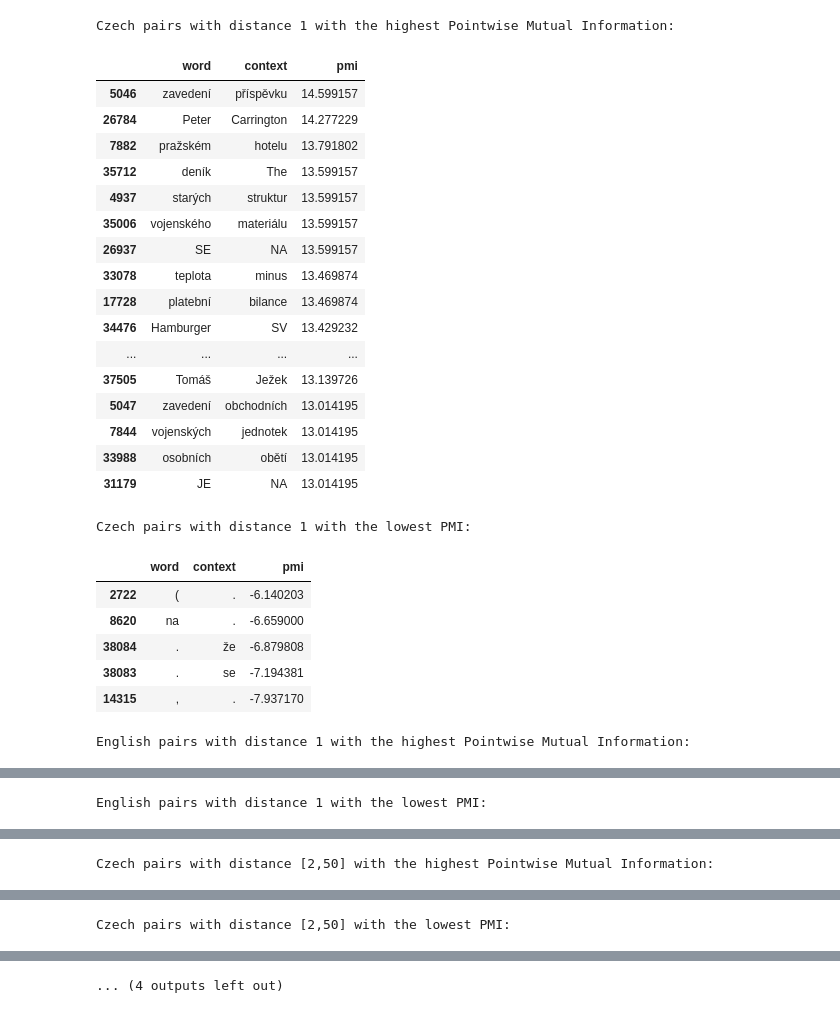
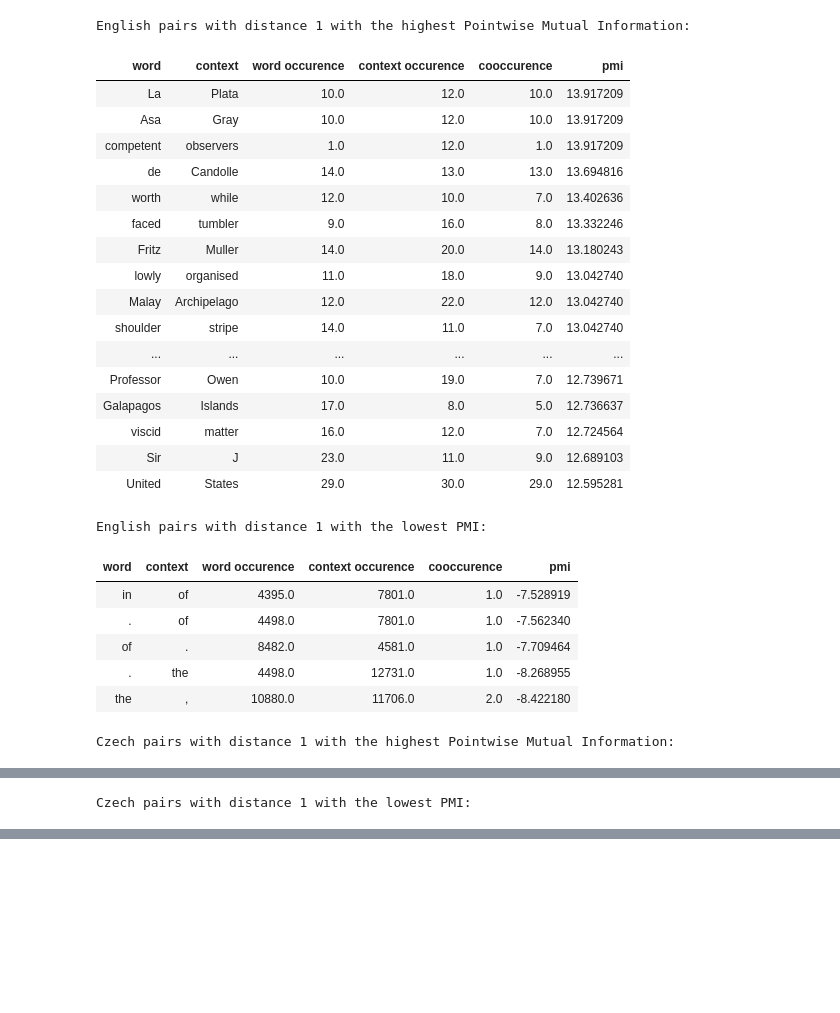
Before and after one commit to kukas/Words-and-The-Company-They-Keep, a Jupyter notebook: Best Friends.ipynb, the cells around one changed output, grey strips where cells are left out. Drawn from its saved outputs; the diff is of its cells as text; code cells hidden in the pictures; blank space fills up the shorter version.

Commit message:
add comments and dump outputs

```diff
--- a/Best Friends.ipynb
+++ b/Best Friends.ipynb
@@ -35,7 +47,10 @@ def pmi_bigrams(cooccurence_matrix, vocabulary):
             yield {
                 "word": word1,
                 "context": word2,
-                "pmi": pmi
+                "word occurence": cnt_word1,
+                "context occurence": cnt_word2,
+                "cooccurence": cnt_coocurence,
+                "pmi": pmi,
             }
 # %%
 def conduct_experiment(name, data_path, distances):
@@ -70,6 +85,11 @@ def conduct_experiment(name, data_path, distances):
     bigrams_pmi = list(pmi_bigrams(cooccurence_matrix, vocabulary))
     df = pd.DataFrame(bigrams_pmi).sort_values("pmi", ascending=False)
     print(f"{name} with the highest Pointwise Mutual Information:")
-    display(df.head(20))
+    display(HTML(df.head(20).to_html(index=False)))
+    #display(df.head(20))
     print(f"{name} with the lowest PMI:")
-    display(df.tail(5))
+    display(HTML(df.tail(5).to_html(index=False)))
+    #display(df.tail(5))
+
+    filename = name.replace(" ", "_")
+    df.to_csv(f"output_best_friends/{filename}.csv", columns=["word", "context", "pmi"], index=False)
@@ -83,30 +100,34 @@ experiments = [
 # %%
-for name, datapath, distances in experiments:
+experiments_near = [
+    ("English pairs with distance 1", "data/TEXTEN1.txt", [1]),
+    ("Czech pairs with distance 1", "data/TEXTCZ1.txt", [1]),
+]
+for name, datapath, distances in experiments_near:
     conduct_experiment(name, datapath, distances)
 # %% [output]
-Czech pairs with distance 1 with the highest Pointwise Mutual Information:
+English pairs with distance 1 with the highest Pointwise Mutual Information:
-|  | word | context | pmi |
-| 5046 | zavedení | příspěvku | 14.599157 |
-| 26784 | Peter | Carrington | 14.277229 |
-| 7882 | pražském | hotelu | 13.791802 |
-| 35712 | deník | The | 13.599157 |
-| 4937 | starých | struktur | 13.599157 |
-| 35006 | vojenského | materiálu | 13.599157 |
-| 26937 | SE | NA | 13.599157 |
-| 33078 | teplota | minus | 13.469874 |
-| 17728 | platební | bilance | 13.469874 |
-| 34476 | Hamburger | SV | 13.429232 |
-| ... | ... | ... | ... |
-| 37505 | Tomáš | Ježek | 13.139726 |
-| 5047 | zavedení | obchodních | 13.014195 |
-| 7844 | vojenských | jednotek | 13.014195 |
-| 33988 | osobních | obětí | 13.014195 |
-| 31179 | JE | NA | 13.014195 |
+| word | context | word occurence | context occurence | cooccurence | pmi |
+| La | Plata | 10.0 | 12.0 | 10.0 | 13.917209 |
+| Asa | Gray | 10.0 | 12.0 | 10.0 | 13.917209 |
+| competent | observers | 1.0 | 12.0 | 1.0 | 13.917209 |
+| de | Candolle | 14.0 | 13.0 | 13.0 | 13.694816 |
+| worth | while | 12.0 | 10.0 | 7.0 | 13.402636 |
+| faced | tumbler | 9.0 | 16.0 | 8.0 | 13.332246 |
+| Fritz | Muller | 14.0 | 20.0 | 14.0 | 13.180243 |
+| lowly | organised | 11.0 | 18.0 | 9.0 | 13.042740 |
+| Malay | Archipelago | 12.0 | 22.0 | 12.0 | 13.042740 |
+| shoulder | stripe | 14.0 | 11.0 | 7.0 | 13.042740 |
+| ... | ... | ... | ... | ... | ... |
+| Professor | Owen | 10.0 | 19.0 | 7.0 | 12.739671 |
+| Galapagos | Islands | 17.0 | 8.0 | 5.0 | 12.736637 |
+| viscid | matter | 16.0 | 12.0 | 7.0 | 12.724564 |
+| Sir | J | 23.0 | 11.0 | 9.0 | 12.689103 |
+| United | States | 29.0 | 30.0 | 29.0 | 12.595281 |
-Czech pairs with distance 1 with the lowest PMI:
+English pairs with distance 1 with the lowest PMI:
-|  | word | context | pmi |
-| 2722 | ( | . | -6.140203 |
-| 8620 | na | . | -6.659000 |
-| 38084 | . | že | -6.879808 |
-| 38083 | . | se | -7.194381 |
-| 14315 | , | . | -7.937170 |
+| word | context | word occurence | context occurence | cooccurence | pmi |
+| in | of | 4395.0 | 7801.0 | 1.0 | -7.528919 |
+| . | of | 4498.0 | 7801.0 | 1.0 | -7.562340 |
+| of | . | 8482.0 | 4581.0 | 1.0 | -7.709464 |
+| . | the | 4498.0 | 12731.0 | 1.0 | -8.268955 |
+| the | , | 10880.0 | 11706.0 | 2.0 | -8.422180 |
-English pairs with distance 1 with the highest Pointwise Mutual Information:
+Czech pairs with distance 1 with the highest Pointwise Mutual Information:
@@ -130 +151 @@ English pairs with distance 1 with the highest Pointwise Mutual Information:
-English pairs with distance 1 with the lowest PMI:
+Czech pairs with distance 1 with the lowest PMI:
@@ -137 +157,0 @@ English pairs with distance 1 with the lowest PMI:
-Czech pairs with distance [2,50] with the highest Pointwise Mutual Information:
@@ -155 +157,0 @@ Czech pairs with distance [2,50] with the highest Pointwise Mutual Information:
-Czech pairs with distance [2,50] with the lowest PMI:
@@ -162 +157,0 @@ Czech pairs with distance [2,50] with the lowest PMI:
-... (4 outputs left out)
```
Also changed, not shown: parts of 8 cells of this notebook, 19 other files.
